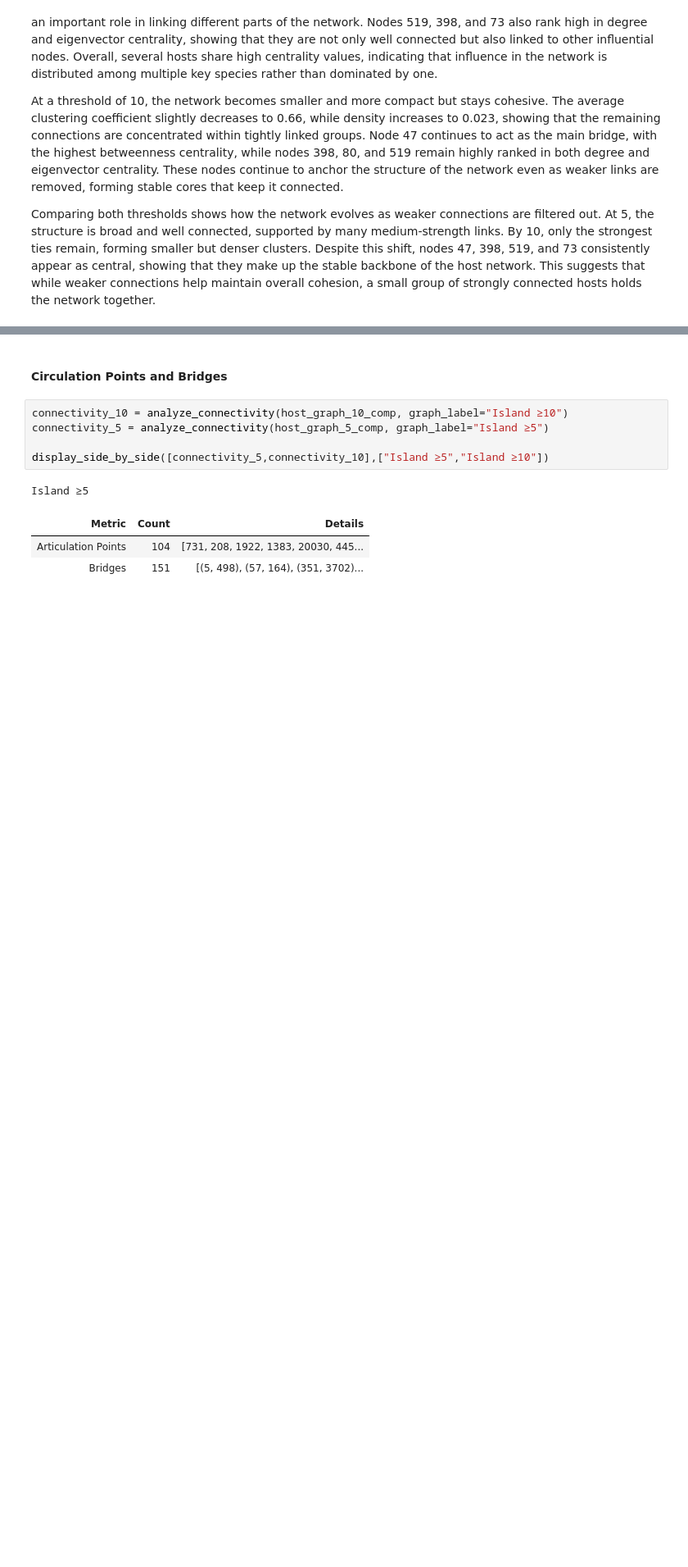
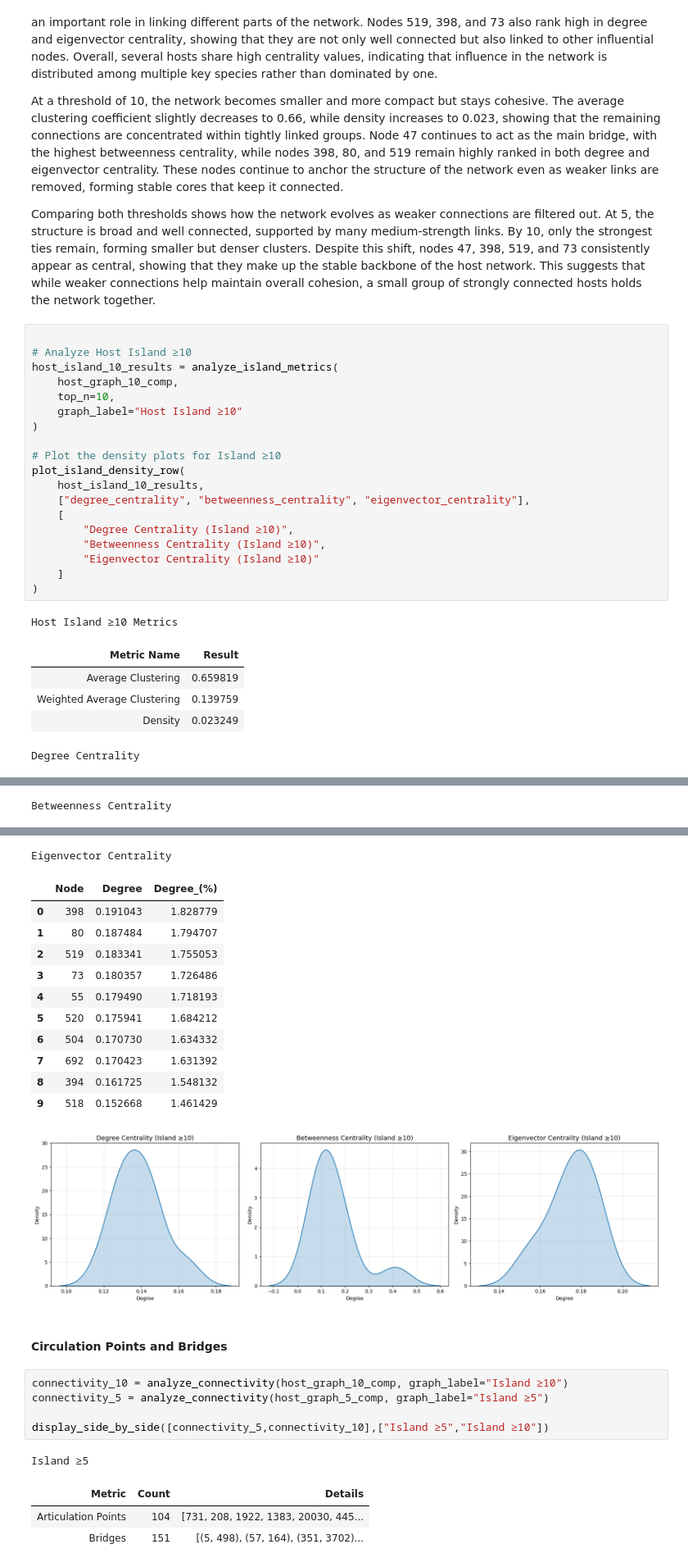
Before and after one commit to Sirwel/Data-620, a Jupyter notebook: project_2/project_2.ipynb, the cells around one changed output, grey strips where cells are left out. Shown at 82% size. Drawn from its saved outputs; the diff is of its cells as text; blank space fills up the shorter version.

```diff
--- a/project_2/project_2.ipynb
+++ b/project_2/project_2.ipynb
@@ -351,3 +392,29 @@ At a threshold of 5, the network shows a moderately cohesive structure with an a
 At a threshold of 10, the network becomes smaller and more compact but stays cohesive. The average clustering coefficient slightly decreases to 0.66, while density increases to 0.023, showing that the remaining connections are concentrated within tightly linked groups. Node 47 continues to act as the main bridge, with the highest betweenness centrality, while nodes 398, 80, and 519 remain highly ranked in both degree and eigenvector centrality. These nodes continue to anchor the structure of the network even as weaker links are removed, forming stable cores that keep it connected.
 
 Comparing both thresholds shows how the network evolves as weaker connections are filtered out. At 5, the structure is broad and well connected, supported by many medium-strength links. By 10, only the strongest ties remain, forming smaller but denser clusters. Despite this shift, nodes 47, 398, 519, and 73 consistently appear as central, showing that they make up the stable backbone of the host network. This suggests that while weaker connections help maintain overall cohesion, a small group of strongly connected hosts holds the network together.
+# %%
+
+# Analyze Host Island ≥10
+host_island_10_results = analyze_island_metrics(
+    host_graph_10_comp,
+    top_n=10,
+    graph_label="Host Island ≥10"
+)
+
+# Plot the density plots for Island ≥10
+plot_island_density_row(
+    host_island_10_results,
+    ["degree_centrality", "betweenness_centrality", "eigenvector_centrality"],
+    [
+        "Degree Centrality (Island ≥10)",
+        "Betweenness Centrality (Island ≥10)",
+        "Eigenvector Centrality (Island ≥10)"
+    ]
+)
+# %% [output]
+Host Island ≥10 Metrics
+| Metric Name | Result |
+| Average Clustering | 0.659819 |
+| Weighted Average Clustering | 0.139759 |
+| Density | 0.023249 |
+Degree Centrality
@@ -353,0 +432 @@ Comparing both thresholds shows how the network evolves as weaker connections ar
+Betweenness Centrality
@@ -354,3 +444,16 @@ Comparing both thresholds shows how the network evolves as weaker connections ar
+Eigenvector Centrality
+|  | Node | Degree | Degree_(%) |
+| 0 | 398 | 0.191043 | 1.828779 |
+| 1 | 80 | 0.187484 | 1.794707 |
+| 2 | 519 | 0.183341 | 1.755053 |
+| 3 | 73 | 0.180357 | 1.726486 |
+| 4 | 55 | 0.179490 | 1.718193 |
+| 5 | 520 | 0.175941 | 1.684212 |
+| 6 | 504 | 0.170730 | 1.634332 |
+| 7 | 692 | 0.170423 | 1.631392 |
+| 8 | 394 | 0.161725 | 1.548132 |
+| 9 | 518 | 0.152668 | 1.461429 |
+[figure, added]
 # %% [markdown]
 #### Circulation Points and Bridges
 # %%
```
Also changed, not shown: parts of 24 cells of this notebook.
